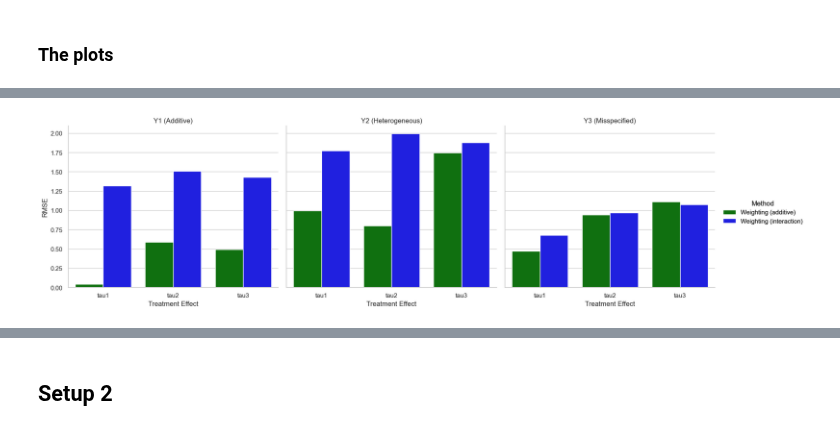
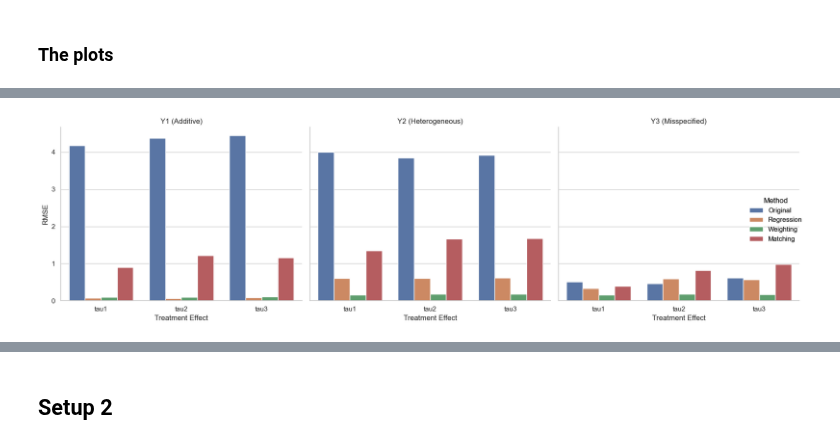
Before and after one commit to jjhuang4/mips-research, a Jupyter notebook: matching_approach_1.ipynb, the cells around one changed output, grey strips where cells are left out. Drawn from its saved outputs; the diff is of its cells as text; code cells hidden in the pictures.

```diff
--- a/matching_approach_1.ipynb
+++ b/matching_approach_1.ipynb
@@ -457,27 +694,25 @@ def run_all_simulations(n_sims=100, N=500, tol_add=0.1, tol_het=0.1, lambda_pena
 np.random.seed(123)
 
 if __name__ == "__main__":
-    simulation_dict = run_all_simulations(n_sims=50, N=200, tol_add=0.02, tol_het=0.01, lambda_penalty=100000.0)
-
+    simulation_dict = run_all_simulations(n_sims=100, N=1000, lambda_penalty=10000.0)
     # Print RMSE results (by outcome model).
     print("RMSE Results (by outcome model):")
     for mtype in simulation_dict["rmse"]:
         print(f"Model {mtype}:")
         print("True main effects:", simulation_dict["rmse"][mtype]['true_tau'])
-        print("RMSE (additive matching):", simulation_dict["rmse"][mtype]["rmse_add"])
-        print("RMSE (heterogeneous matching):", simulation_dict["rmse"][mtype]["rmse_het"])
+        print("RMSE (original):", simulation_dict["rmse"][mtype]["rmse_orig"])
+        print("RMSE (heterogeneous regression):", simulation_dict["rmse"][mtype]["rmse_het_regression"])
+        print("RMSE (heterogeneous weighting):", simulation_dict["rmse"][mtype]["rmse_het_weighting"])
+        print("RMSE (heterogeneous matching):", simulation_dict["rmse"][mtype]["rmse_het_matching"])
 
     # Print SMD results.
     print("\nSMD Results:")
-    print("Original covariate SMD:")
-    print_array_5sig(simulation_dict["smd"]["mean_orig_smd"])
-    print("\nSMD after additive matching:")
-    print_array_5sig(simulation_dict["smd"]["mean_smd_add"])
-    print("\nSMD after heterogeneous matching:")
-    print_array_5sig(simulation_dict["smd"]["mean_smd_het"])
+    for method in simulation_dict["smd"]:
+        print(f"{method}:")
+        print_array_5sig(simulation_dict["smd"][method])
+        print()
 
     # Print ESS results.
     print("\nEffective Sample Size Results:")
-    print("ESS (additive matching):", simulation_dict["ess"]["mean_ess_add"])
     print("ESS (heterogeneous matching):", simulation_dict["ess"]["mean_ess_het"])
 # %% [output]
@@ -509,97 +722,66 @@ ESS (heterogeneous matching): 114.24
 # %%
-def plot_simulation_results(simulation_dict):
+def plot_all_simulation_results(simulation_dict):
+    sns.set(style="whitegrid")
+
+    # === RMSE PLOT ===
     rmse_results = simulation_dict["rmse"]
     effects = ['tau1', 'tau2', 'tau3']
-    methods = ["rmse_add", "rmse_het"]
-    method_names = ["Weighting (additive)", "Weighting (interaction)"]
-    models = {"additive": "Y1 (Additive)",
-              "heterogeneous": "Y2 (Heterogeneous)",
-              "misspecified": "Y3 (Misspecified)"}
+    methods_rmse = [
+        "rmse_orig", "rmse_het_regression", "rmse_het_weighting", "rmse_het_matching"
+    ]
+    method_names_rmse = ["Original", "Regression", "Weighting", "Matching"]
+    models = {
+        "additive": "Y1 (Additive)",
+        "heterogeneous": "Y2 (Heterogeneous)",
+        "misspecified": "Y3 (Misspecified)"
+    }
 
     data_rmse = []
-    # Loop over outcome models (each contains keys "rmse_add" and "rmse_het").
     for model_type, res in rmse_results.items():
-        for method, mname in zip(methods, method_names):
-            # Each RMSE array is assumed to be of shape (3,) corresponding to tau1, tau2, tau3.
-            rmse_values = res[method]
+        for method_key, mname in zip(methods_rmse, method_names_rmse):
+            rmse_values = res[method_key]  # shape (3,)
             for i, eff in enumerate(effects):
                 data_rmse.append([models[model_type], eff, rmse_values[i], mname])
 
     df_rmse = pd.DataFrame(data_rmse, columns=["Outcome Model", "Effect", "RMSE", "Method"])
 
-    sns.set(style="whitegrid")
     g_rmse = sns.catplot(
         data=df_rmse,
         x="Effect",
         y="RMSE",
         hue="Method",
         col="Outcome Model",
         kind="bar",
-        palette=['green', 'blue'],
         height=5,
         aspect=1
     )
     g_rmse.set_axis_labels("Treatment Effect", "RMSE")
     g_rmse.set_titles("{col_name}")
     g_rmse.set_xticklabels(rotation=0)
     g_rmse.add_legend(title="Method")
+    plt.tight_layout()
     plt.show()
 
-    smd_results = simulation_dict["smd"]
-    effects_smd = ['main effect Z_1', 'main effect Z_2', 'main effect Z_3']
-    methods_smd = ["Original Data", "Weighting (additive)", "Weighting (interaction)"]
-    keys_smd = ["mean_orig_smd", "mean_smd_add", "mean_smd_het"]
-
-    data_smd = []
-    for key, method_name in zip(keys_smd, methods_smd):
-        smd_values = smd_results[key]  # assumed shape (3, D)
-        n_effects, n_cov = smd_values.shape
-        for i in range(n_effects):
-            for j in range(n_cov):
-                data_smd.append([effects_smd[i], f"Covariate {j+1}", smd_values[i, j], method_name])
-
-    df_smd = pd.DataFrame(data_smd, columns=["Effect", "Covariate", "SMD", "Method"])
-
-    sns.set(style="whitegrid")
-    g_smd = sns.catplot(
-        data=df_smd,
-        x="Effect",
-        y="SMD",
-        hue="Method",
-        col="Covariate",
-        kind="bar",
-        height=5,
-        aspect=0.8
-    )
-    g_smd.set_axis_labels("Treatment Effect", "SMD")
-    g_smd.set_titles("{col_name}")
-    g_smd.add_legend(title="Method")
-    plt.show()
-
+    # === ESS PLOT ===
     ess_results = simulation_dict["ess"]
-    methods_ess = ["Weighting (additive)", "Weighting (interaction)"]
-    keys_ess = ["mean_ess_add", "mean_ess_het"]
-
-    data_ess = []
-    for key, method_name in zip(keys_ess, methods_ess):
-        data_ess.append(["ESS", method_name, ess_results[key]])
-
+    data_ess = [["ESS", "Matching", ess_results["mean_ess_het"]]]
     df_ess = pd.DataFrame(data_ess, columns=["Metric", "Method", "ESS"])
 
-    sns.set(style="whitegrid")
     g_ess = sns.catplot(
         data=df_ess,
         x="Method",
         y="ESS",
         kind="bar",
-        palette=['green', 'blue'],
         height=5,
-        aspect=1
+        aspect=0.6,
+        palette=["green"]
     )
     g_ess.set_axis_labels("Method", "Effective Sample Size (ESS)")
+    g_ess.set_titles("{col_name}")
     g_ess.add_legend()
+    plt.tight_layout()
     plt.show()
 
-plot_simulation_results(simulation_dict)
+plot_all_simulation_results(simulation_dict)
 # %% [output]
-[figure, old version]
+[figure, new version]
```
Also changed, not shown: parts of 14 cells of this notebook, 1 other file.
